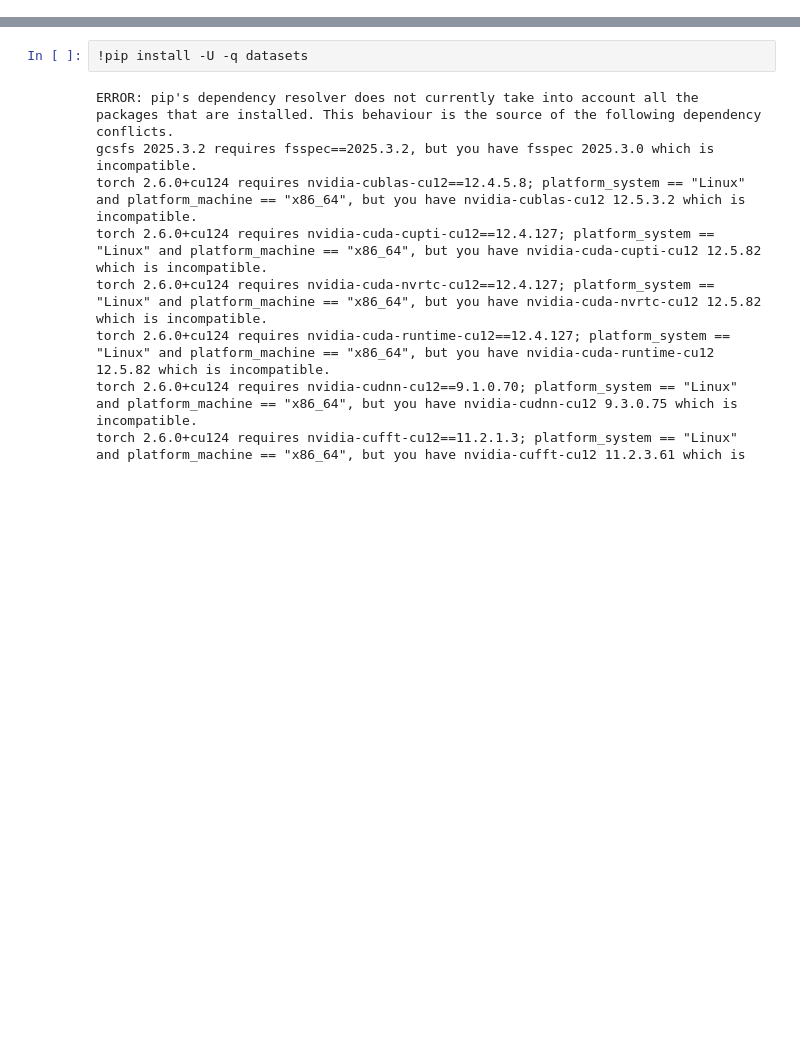
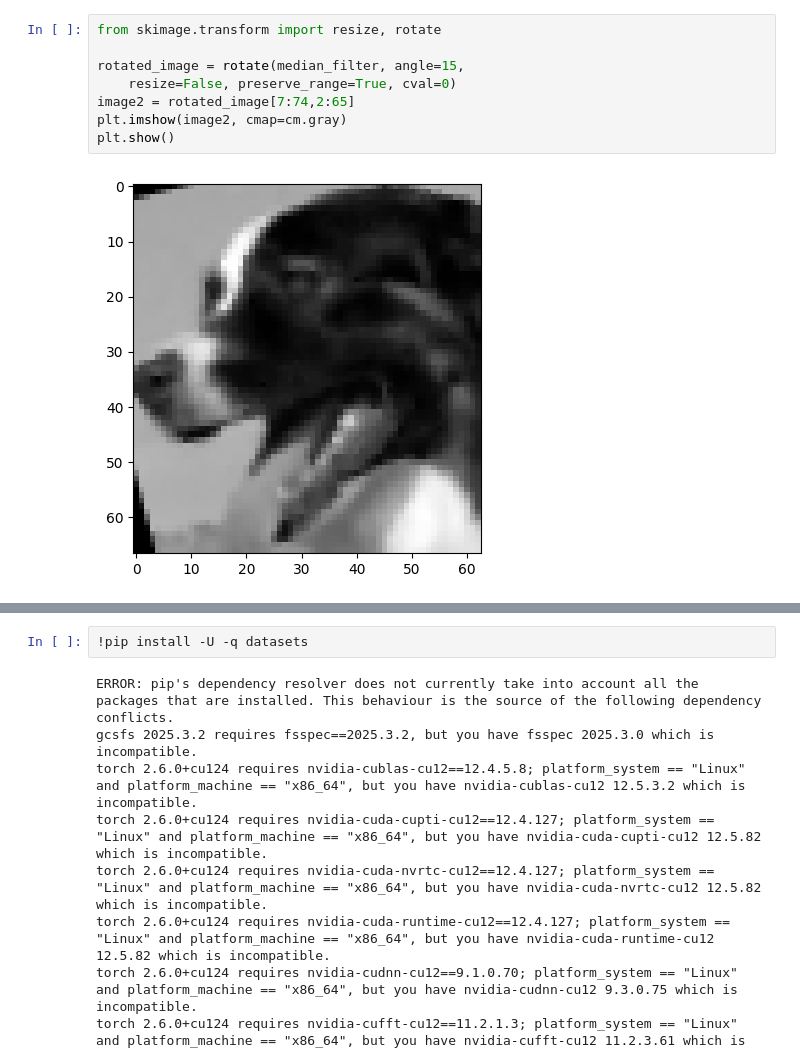
Before and after one commit to lmassaron/ml4dummies_3ed, a Jupyter notebook: ML4D3E_16_classifying_images.ipynb, the cells around one changed output, grey strips where cells are left out. Cells and saved outputs as stored; diff of their text form; blank space fills up the shorter version.

```diff
--- a/ML4D3E_16_classifying_images.ipynb
+++ b/ML4D3E_16_classifying_images.ipynb
@@ -2,0 +44,10 @@
+# %%
+from skimage.transform import resize, rotate
+
+rotated_image = rotate(median_filter, angle=15,
+    resize=False, preserve_range=True, cval=0)
+image2 = rotated_image[7:74,2:65]
+plt.imshow(image2, cmap=cm.gray)
+plt.show()
+# %% [output]
+[figure, added]
```
Also changed, not shown: parts of 10 cells of this notebook.
